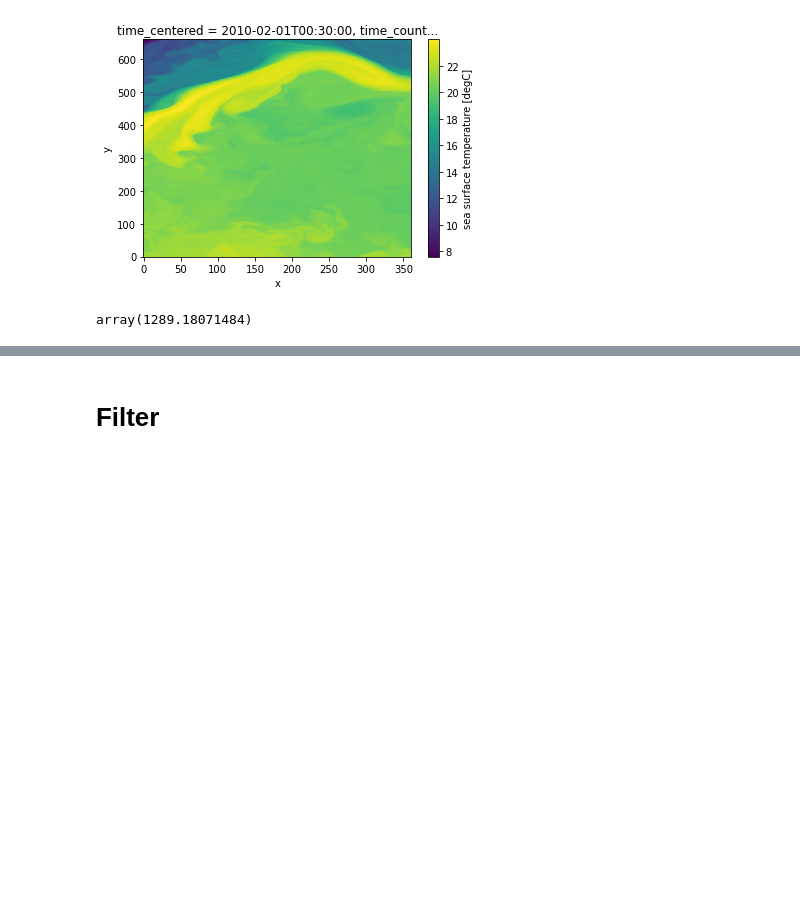
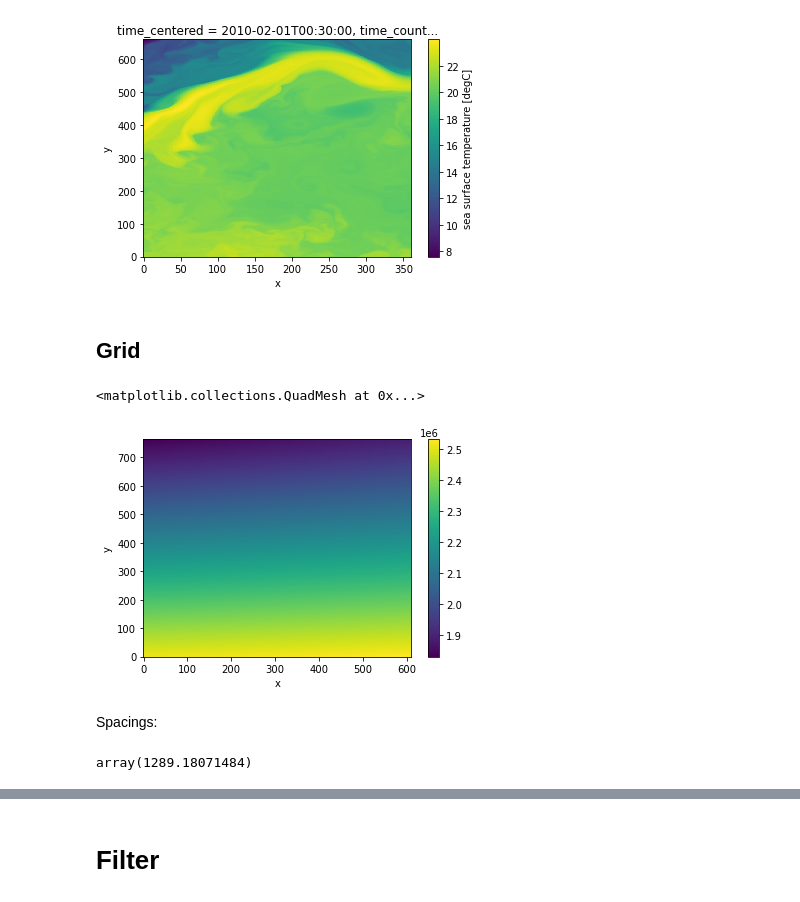
Before and after one commit to anastasiaGor/oceanDataNotebooks, a Jupyter notebook: gcm_filter/GCM_filter-eNATL60.ipynb, the cells around one changed output, grey strips where cells are left out. Saved outputs shown, nothing was run; the diff lists cells and outputs as text; code cells hidden in the pictures; blank space fills up the shorter version.

```diff
--- a/gcm_filter/GCM_filter-eNATL60.ipynb
+++ b/gcm_filter/GCM_filter-eNATL60.ipynb
@@ -88,11 +105,16 @@ enatl01w.sosstsst.isel(time_counter=0,y=slice(None,660),x=slice(250,None)).plot.
 # %% [output]
 <matplotlib.collections.QuadMesh at 0x...>
 [figure]
-# %%
-dx_min = min(enatl01w.e1u.min(['y','x']), enatl01w.e2u.min(['y','x']),
-             enatl01w.e1v.min(['y','x']), enatl01w.e2v.min(['y','x'])
-            )
-dx_min = dx_min.values
-dx_min
-# %% [output]
-array(1289.18071484)
+# %% [markdown]
+## Grid
+# %%
+area = xr.DataArray((enatl01w.e1t * enatl01w.e2t), dims=['y','x'],
+                   coords={'y':np.arange(len(enatl01w.y)),
+                           'x':np.arange(len(enatl01w.x))}
+                  )
+area.plot()
+# %% [output]
+<matplotlib.collections.QuadMesh at 0x...>
+[figure, added]
+# %% [markdown]
+Spacings:
@@ -98,0 +141,6 @@ array(1289.18071484)
+# %%
+dx_min = min(dxw.min(),dyw.min(),dxs.min(),dys.min())
+dx_min = dx_min.values
+dx_min
+# %% [output]
+array(1289.18071484)
```
Also changed, not shown: parts of 17 cells of this notebook.
